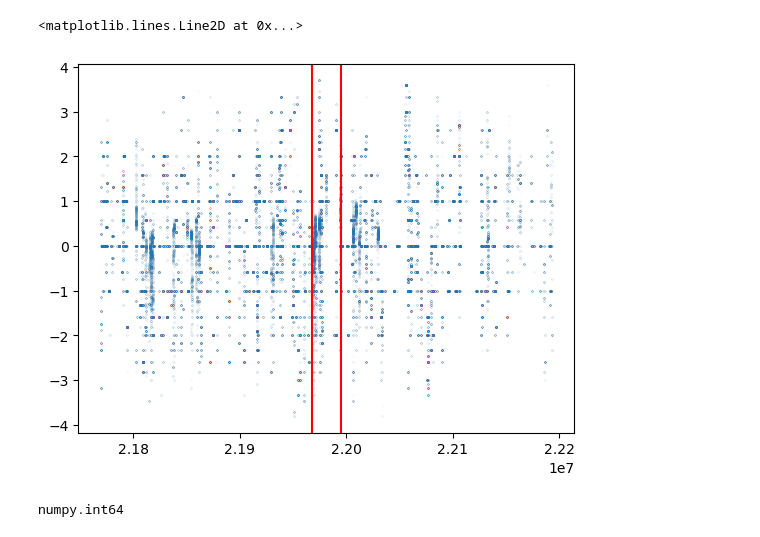
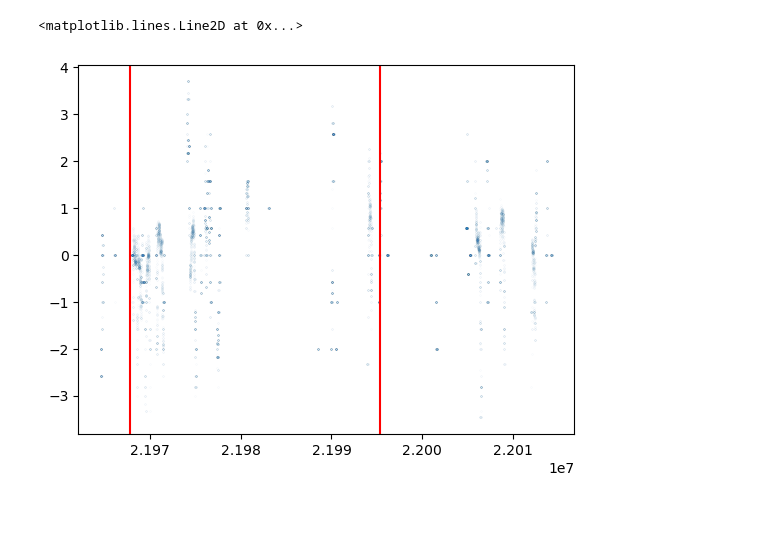
Before and after one commit to wwoskie/IBRE_Biohack_CNV, a Jupyter notebook: pysam.ipynb, the cells around one changed output. Cells and saved outputs as stored; diff of their text form; code cells hidden in the pictures.

```diff
--- a/pysam.ipynb
+++ b/pysam.ipynb
@@ -36,13 +16,13 @@ i = 0
 d = []
 
 for index, gene in fetch_df.iterrows():
-    print(gene['gene'])
-    for read in samfile.fetch(gene['chr'], gene['start'] - 200000, gene['stop'] + 200000):
+    #print(gene['gene'])
+    for read in samfile.fetch(gene['chr'], gene['start'] - 20000, gene['stop'] + 20000):
         genes_bam.write(read)
         if i < 21:
             #print(read)
             i+=1
-    for pileupcolumn in samfile.pileup(gene['chr'], gene['start'] - 200000, gene['stop'] + 200000):
+    for pileupcolumn in samfile.pileup(gene['chr'], gene['start'] - 20000, gene['stop'] + 20000):
         d.append(
                 {
                     'Position': pileupcolumn.pos,
@@ -97,22 +43,13 @@ df_normal
 samfile = pysam.AlignmentFile('../WES-tumor.bam', 'rb')
 genes_bam = pysam.AlignmentFile('../genes_tumor.bam', 'wb', template=samfile)
 
-i = 0
 d = []
 
 for index, gene in fetch_df.iterrows():
-    print(gene['gene'])
-    for read in samfile.fetch(gene['chr'], gene['start'] - 200000, gene['stop'] + 200000):
+    for read in samfile.fetch(gene['chr'], gene['start'] - 20000, gene['stop'] + 20000):
         genes_bam.write(read)
 
-        ############
-        if i < 21:
-            #print(read)
-            i+=1
-
-    #############
-
-    for pileupcolumn in samfile.pileup(gene['chr'], gene['start'] - 200000, gene['stop'] + 200000):
+    for pileupcolumn in samfile.pileup(gene['chr'], gene['start'] - 20000, gene['stop'] + 20000):
             d.append(
                 {
                     'Position': pileupcolumn.pos,
@@ -163,3 +66,6 @@ df_tumor
+# %%
+df_tumor.drop_duplicates(subset=['Position'], inplace = True)
+df_normal.drop_duplicates(subset=['Position'], inplace = True)
 # %%
 df_tumor.pivot_table(columns=['Position'], aggfunc='size')[df_tumor.pivot_table(columns=['Position'], aggfunc='size')>1]
 # %% [output]
@@ -231,2 +90,2 @@ Length: 259403, dtype: int64
 # %%
-df_total['depth_ratio'] = df_total['Read Count_tumor'] / df_total['Read Count_normal']
+df_total['depth_ratio'] = np.log2(df_total['Read Count_tumor'] / df_total['Read Count_normal'])
@@ -249,13 +92,9 @@ df_total
 # %%
 target_gene = 'CDKN2A'
-plt.scatter(df_total[df_total['Gene_tumor'] == target_gene]['Position'], np.log2(df_total[df_total['Gene_tumor'] == target_gene]['depth_ratio']), alpha=0.5, s=0.001)
+plt.scatter(df_total[df_total['Gene_tumor'] == target_gene]['Position'], df_total[df_total['Gene_tumor'] == target_gene]['depth_ratio'], alpha=0.5, s=0.001)
 plt.axvline(x = fetch_df[fetch_df['gene'] == target_gene]['start'].iloc[0], color = 'r')
 plt.axvline(x = fetch_df[fetch_df['gene'] == target_gene]['stop'].iloc[0], color = 'r')
 # %% [output]
 <matplotlib.lines.Line2D at 0x...>
-[figure, old version]
+[figure, new version]
-# %%
-type(fetch_df[fetch_df['gene'] == target_gene]['start'].iloc[0])
-# %% [output]
-numpy.int64
 # %%
```
Also changed, not shown: parts of 25 cells of this notebook.
